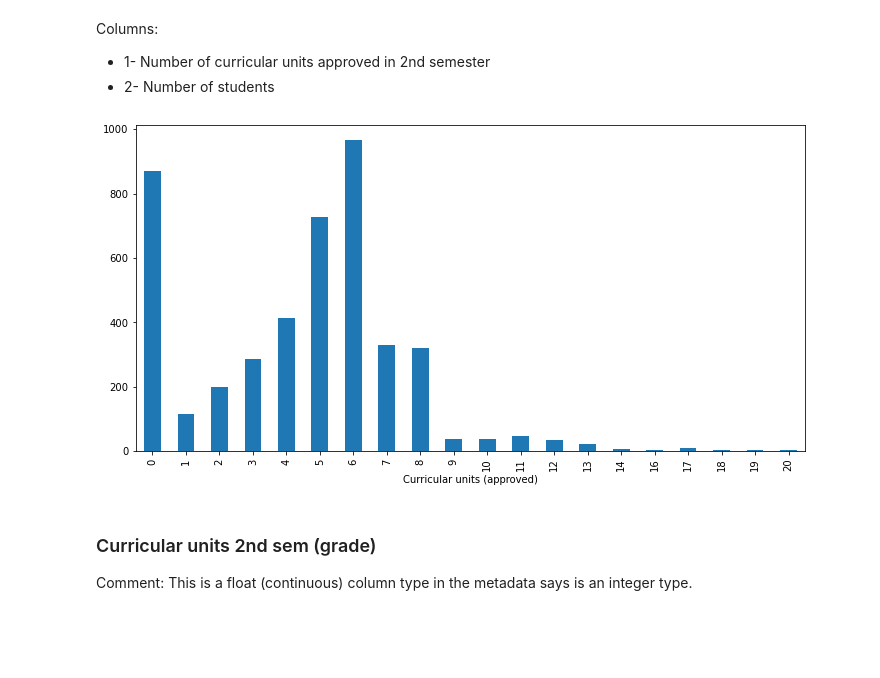
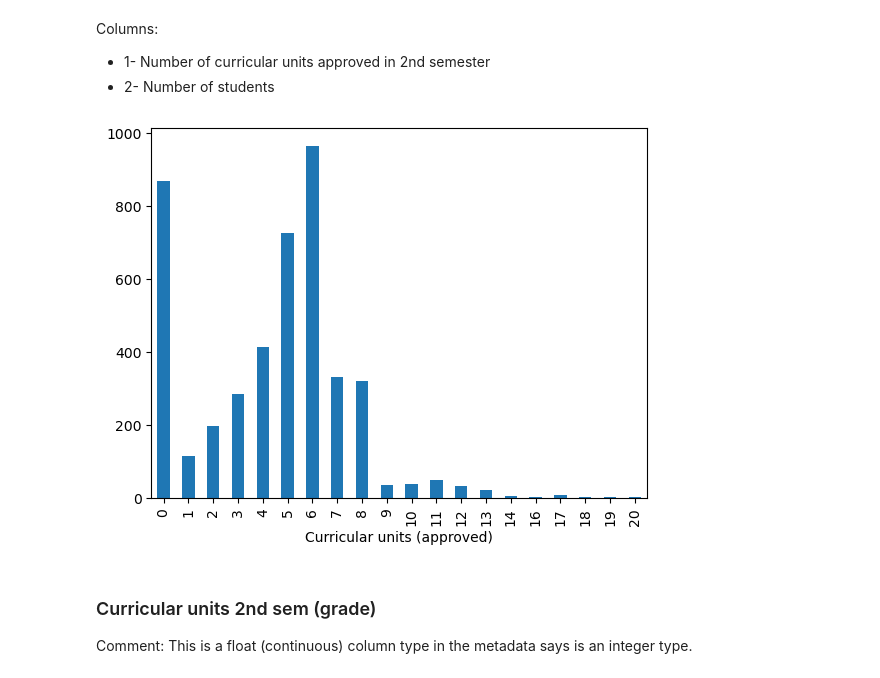
Before and after one commit to AndreJacobsPy/ai-academy-capstone, a Jupyter notebook: exploration.ipynb, the cells around one changed output. Saved outputs shown, nothing was run; the diff lists cells and outputs as text; code cells hidden in the pictures; blank space fills up the shorter version.

```diff
--- a/exploration.ipynb
+++ b/exploration.ipynb
@@ -820,9 +829,9 @@ Columns:
 - 1- Number of curricular units approved in 2nd semester
 - 2- Number of students
 # %%
-units_2nd_sem_approved.plot(xlabel='Curricular units (approved)',kind='bar', figsize=(12,6));
+units_2nd_sem_approved.plot(xlabel='Curricular units (approved)',kind='bar');
 # %% [output]
-[figure, old version]
+[figure, new version]
 # %% [markdown]
 ### Curricular units 2nd sem (grade)
 
```
Also changed, not shown: parts of 33 cells of this notebook.
